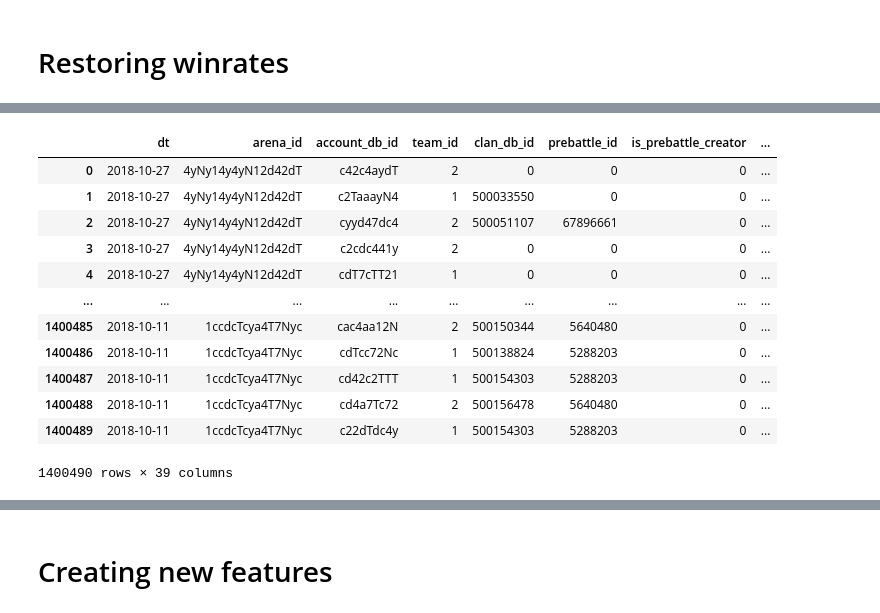
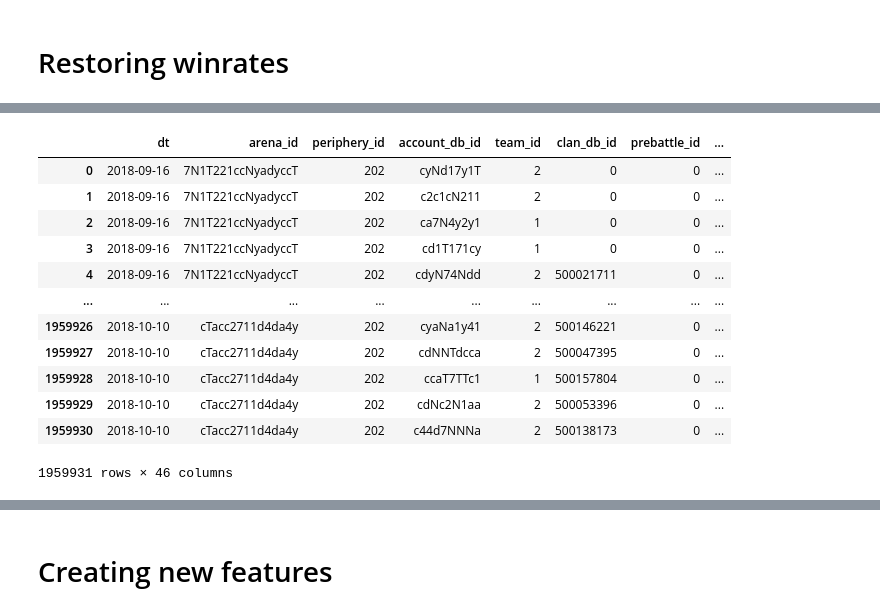
Before and after one commit to Egorka1/WG_Forge, a Jupyter notebook: WGProjectFinal.ipynb, the cells around one changed output, grey strips where cells are left out. Cells and saved outputs as stored; diff of their text form; code cells hidden in the pictures.

```diff
--- a/WGProjectFinal.ipynb
+++ b/WGProjectFinal.ipynb
@@ -355,0 +578,3 @@ mean_squared_error(Yn, preds)
+# %%
+arena_members = arena_members.merge(players_data[['player_winrate_ML']], how='left', on='account_db_id')
+arena_members
@@ -355,0 +595,18 @@ mean_squared_error(Yn, preds)
+# %%
+N0 = len(arena_members)
+
+masks = [
+    ('cleaning by tank battles: vehicle_type_cd.grouped.count >= 100', \
+    arena_members.groupby('vehicle_type_cd')['vehicle_type_cd'].transform('count') >= 100)
+]
+
+for mask in masks:
+    N = len(arena_members)
+
+    arena_members = arena_members.loc[mask[1]]
+
+    print(f'[{mask[0].upper()}]: removed {N - len(arena_members)} rows. ({100 * (1 - len(arena_members) / N)} %)')
+
+arena_members.index = np.arange(len(arena_members))
+
+print(f'\nTotally removed {N0 - len(arena_members)} rows. ({100 * (1 - len(arena_members) / N0)} %)')
@@ -356,7 +617,6 @@ mean_squared_error(Yn, preds)
 # %%
-players_data = data.groupby('account_db_id').agg({'original_xp' : 'median',
-                                                  'is_winner' : lambda g: sum(g) / len(g)})
-players_data.columns = ['median_original_xp', 'player_winrate']
+tanks_data = arena_members.groupby('vehicle_type_cd').agg({'is_winner' : lambda g: sum(g) / len(g)})
+tanks_data.columns = ['tank_winrate']
 
-players_data
+tanks_data
 # %% [output]
@@ -445,6 +644,0 @@ Totally removed 2468 rows. (0.1759140330644282 %)
-# %%
-tanks_data = data.groupby('vehicle_type_cd').agg({'original_xp' : 'median',
-                                                  'is_winner' : lambda g: sum(g) / len(g)})
-tanks_data.columns = ['median_original_xp', 'tank_winrate']
-
-tanks_data
@@ -474,18 +645,18 @@ tanks_data['tank_winrate'].mean()
 # %%
-data = data.merge(tanks_data[['tank_winrate']], how='left', on='vehicle_type_cd')
-data
+arena_members = arena_members.merge(tanks_data[['tank_winrate']], how='left', on='vehicle_type_cd')
+arena_members
 # %% [output]
-|  | dt | arena_id | account_db_id | team_id | clan_db_id | prebattle_id | is_prebattle_creator | ... |
-| 0 | 2018-10-27 | 4yNy14y4yN12d42dT | c42c4aydT | 2 | 0 | 0 | 0 | ... |
-| 1 | 2018-10-27 | 4yNy14y4yN12d42dT | c2TaaayN4 | 1 | 500033550 | 0 | 0 | ... |
-| 2 | 2018-10-27 | 4yNy14y4yN12d42dT | cyyd47dc4 | 2 | 500051107 | 67896661 | 0 | ... |
-| 3 | 2018-10-27 | 4yNy14y4yN12d42dT | c2cdc441y | 2 | 0 | 0 | 0 | ... |
-| 4 | 2018-10-27 | 4yNy14y4yN12d42dT | cdT7cTT21 | 1 | 0 | 0 | 0 | ... |
+|  | dt | arena_id | periphery_id | account_db_id | team_id | clan_db_id | prebattle_id | ... |
+| 0 | 2018-09-16 | 7N1T221ccNyadyccT | 202 | cyNd17y1T | 2 | 0 | 0 | ... |
+| 1 | 2018-09-16 | 7N1T221ccNyadyccT | 202 | c2c1cN211 | 2 | 0 | 0 | ... |
+| 2 | 2018-09-16 | 7N1T221ccNyadyccT | 202 | ca7N4y2y1 | 1 | 0 | 0 | ... |
+| 3 | 2018-09-16 | 7N1T221ccNyadyccT | 202 | cd1T171cy | 1 | 0 | 0 | ... |
+| 4 | 2018-09-16 | 7N1T221ccNyadyccT | 202 | cdyN74Ndd | 2 | 500021711 | 0 | ... |
 | ... | ... | ... | ... | ... | ... | ... | ... | ... |
-| 1400485 | 2018-10-11 | 1ccdcTcya4T7Nyc | cac4aa12N | 2 | 500150344 | 5640480 | 0 | ... |
-| 1400486 | 2018-10-11 | 1ccdcTcya4T7Nyc | cdTcc72Nc | 1 | 500138824 | 5288203 | 0 | ... |
-| 1400487 | 2018-10-11 | 1ccdcTcya4T7Nyc | cd42c2TTT | 1 | 500154303 | 5288203 | 0 | ... |
-| 1400488 | 2018-10-11 | 1ccdcTcya4T7Nyc | cd4a7Tc72 | 2 | 500156478 | 5640480 | 0 | ... |
-| 1400489 | 2018-10-11 | 1ccdcTcya4T7Nyc | c22dTdc4y | 1 | 500154303 | 5288203 | 0 | ... |
+| 1959926 | 2018-10-10 | cTacc2711d4da4y | 202 | cyaNa1y41 | 2 | 500146221 | 0 | ... |
+| 1959927 | 2018-10-10 | cTacc2711d4da4y | 202 | cdNNTdcca | 2 | 500047395 | 0 | ... |
+| 1959928 | 2018-10-10 | cTacc2711d4da4y | 202 | ccaT7TTc1 | 1 | 500157804 | 0 | ... |
+| 1959929 | 2018-10-10 | cTacc2711d4da4y | 202 | cdNc2N1aa | 2 | 500053396 | 0 | ... |
+| 1959930 | 2018-10-10 | cTacc2711d4da4y | 202 | c44d7NNNa | 2 | 500138173 | 0 | ... |
-1400490 rows × 39 columns
+1959931 rows × 46 columns
 # %%
```
Also changed, not shown: parts of 54 cells of this notebook.
